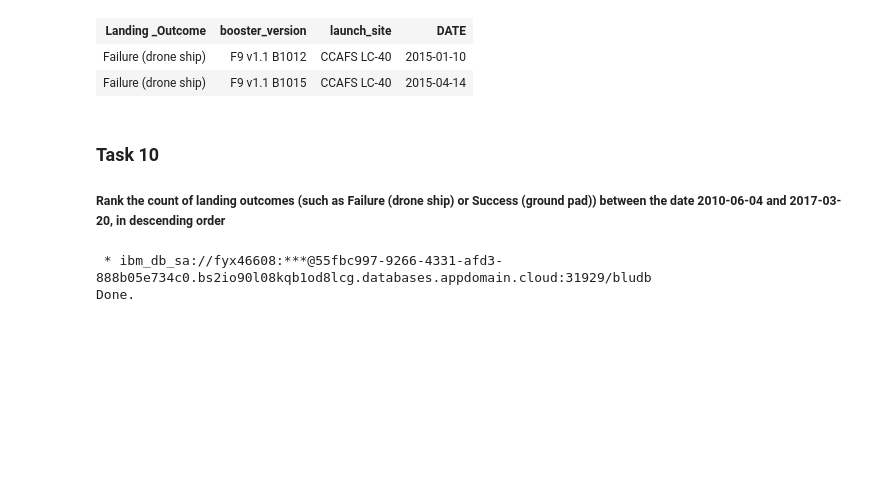
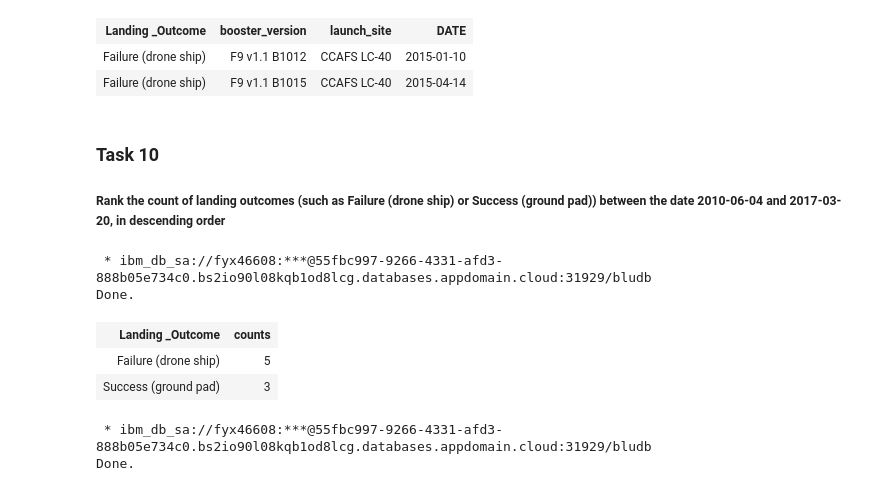
Before and after one commit to mt20019/capstone, a Jupyter notebook: EDA with SQL.ipynb, the cells around one changed output. Cells and saved outputs as stored; diff of their text form; code cells hidden in the pictures; blank space fills up the shorter version.

```diff
--- a/EDA with SQL.ipynb
+++ b/EDA with SQL.ipynb
@@ -303,4 +327,16 @@ Done.
 ### Task 10
 
 ##### Rank the count of landing outcomes (such as Failure (drone ship) or Success (ground pad)) between the date 2010-06-04 and 2017-03-20, in descending order
+# %%
+%sql SELECT "Landing _Outcome", COUNT("Landing _Outcome") AS COUNTS from SPACEXTBL \
+WHERE (("Landing _Outcome" LIKE '%Failure (drone ship)%') OR ("Landing _Outcome" LIKE '%Success (ground pad)%')) \
+AND DATE BETWEEN '2010-06-04' AND '2017-03-20' \
+GROUP BY ("Landing _Outcome") \
+ORDER BY COUNT DESC;
+# %% [output]
+ * ibm_db_sa://fyx46608:***@55fbc997-9266-4331-afd3-888b05e734c0.bs2io90l08kqb1od8lcg.databases.appdomain.cloud:31929/bludb
+Done.
+| Landing _Outcome | counts |
+| Failure (drone ship) | 5 |
+| Success (ground pad) | 3 |
 # %%
```
Also changed, not shown: parts of 12 cells of this notebook.
